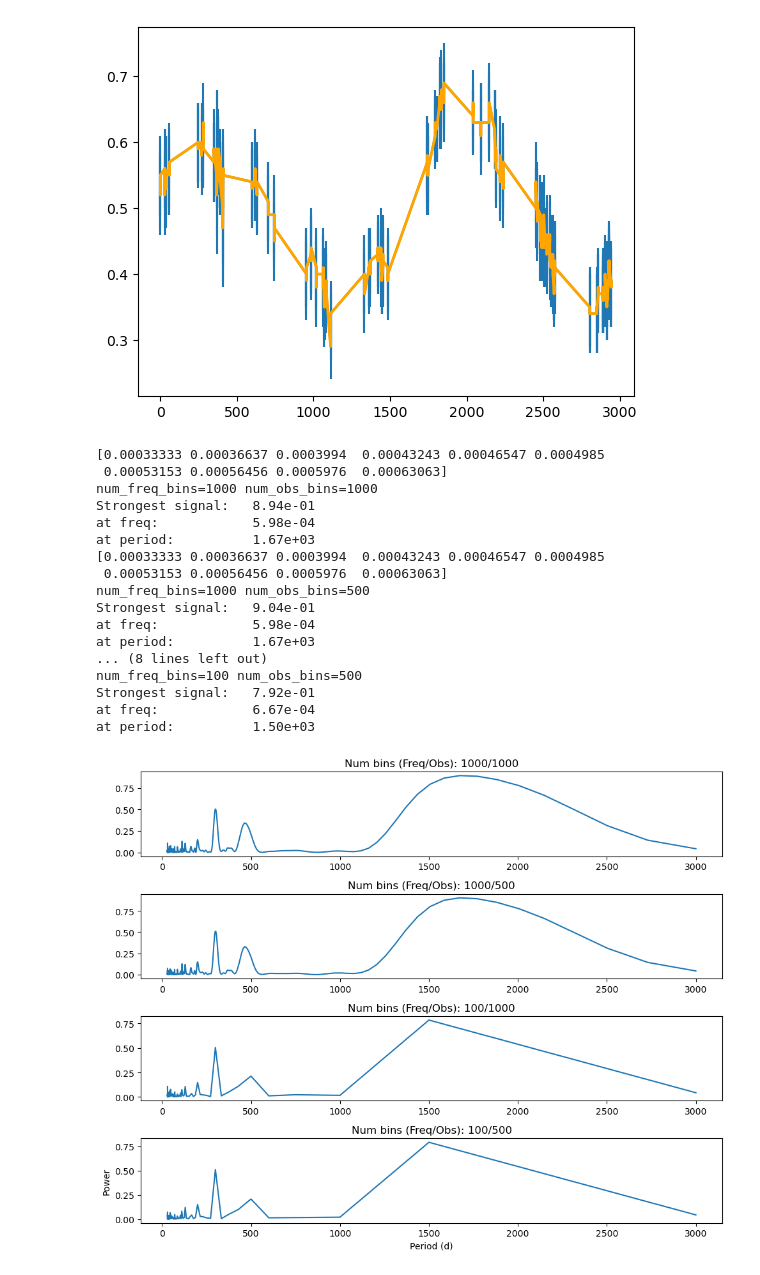
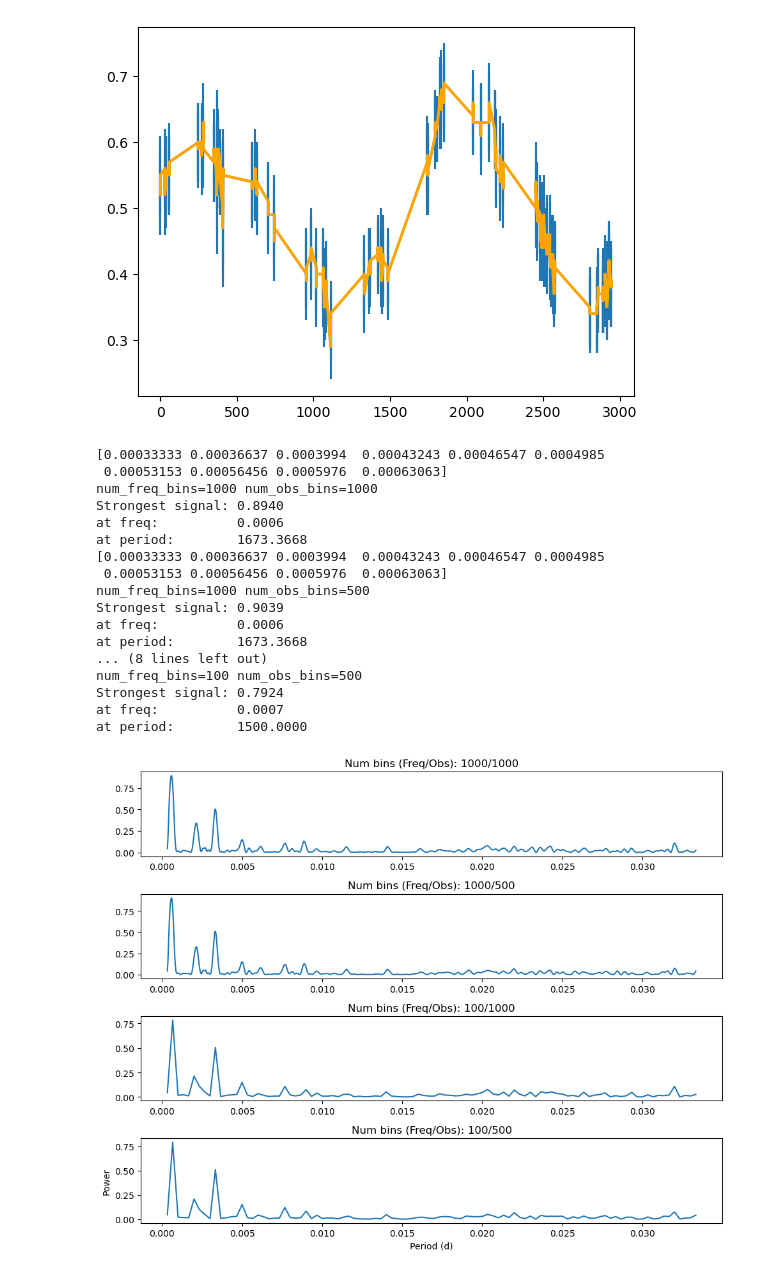
Before and after one commit to skp80286/smbhb_detection, a Jupyter notebook: lomb_scargle_analysis.ipynb, the cells around one changed output. Drawn from its saved outputs; the diff is of its cells as text; code cells hidden in the pictures.

```diff
--- a/lomb_scargle_analysis.ipynb
+++ b/lomb_scargle_analysis.ipynb
@@ -48,44 +48,44 @@ for i, num_freq_bins in enumerate([1000, 100]):
     for j, num_obs_bins in enumerate([1000, 500]):
         freqs = np.linspace(1/3000, 1/30,num=num_freq_bins)
         print(str(freqs[:10]))
         print("num_freq_bins=" + str(num_freq_bins) + " num_obs_bins=" + str(num_obs_bins))
         bin_t, bin_mag, bin_magerr = get_binned_statistic(num_obs_bins, t, mag)
         #bin_t, bin_mag, bin_magerr = (t, mag, magerr)
 
         #print(str(len(bin_t)) + " : " + str(len(bin_mag)))
         #print(str(bin_t[:10]))
         #print(str(bin_mag[:10]))
         ls = LombScargle(bin_t , bin_mag)
         powers = ls.power(freqs)
 
         # Find the freq with the strongest signal
         k = np.unravel_index(np.argmax(powers), powers.shape)
-        print('Strongest signal: {0:10.2e}'.format(powers[k]))
-        print('at freq:          {0:10.2e}'.format(freqs[k]))
-        print('at period:        {0:10.2e}'.format(1/freqs[k]))
+        print('Strongest signal: {0:.4f}'.format(powers[k]))
+        print('at freq:          {0:.4f}'.format(freqs[k]))
+        print('at period:        {0:.4f}'.format(1/freqs[k]))
 
-        axis[i*2+j].plot(1/freqs, powers)
+        axis[i*2+j].plot(freqs, powers)
         axis[i*2+j].set_title("Num bins (Freq/Obs): " + str(num_freq_bins) + "/" + str(num_obs_bins))
 
 plt.tight_layout()
 plt.show()
 # TODO: Find the FAP (False probability)
 # %% [output]
 [0.00033333 0.00036637 0.0003994  0.00043243 0.00046547 0.0004985
  0.00053153 0.00056456 0.0005976  0.00063063]
 num_freq_bins=1000 num_obs_bins=1000
-Strongest signal:   8.94e-01
-at freq:            5.98e-04
-at period:          1.67e+03
+Strongest signal: 0.8940
+at freq:          0.0006
+at period:        1673.3668
 [0.00033333 0.00036637 0.0003994  0.00043243 0.00046547 0.0004985
  0.00053153 0.00056456 0.0005976  0.00063063]
 num_freq_bins=1000 num_obs_bins=500
-Strongest signal:   9.04e-01
-at freq:            5.98e-04
-at period:          1.67e+03
+Strongest signal: 0.9039
+at freq:          0.0006
+at period:        1673.3668
 ... (8 lines left out)
 num_freq_bins=100 num_obs_bins=500
-Strongest signal:   7.92e-01
-at freq:            6.67e-04
-at period:          1.50e+03
+Strongest signal: 0.7924
+at freq:          0.0007
+at period:        1500.0000
-[figure, old version]
+[figure, new version]
```
Also changed, not shown: 3 other files.
